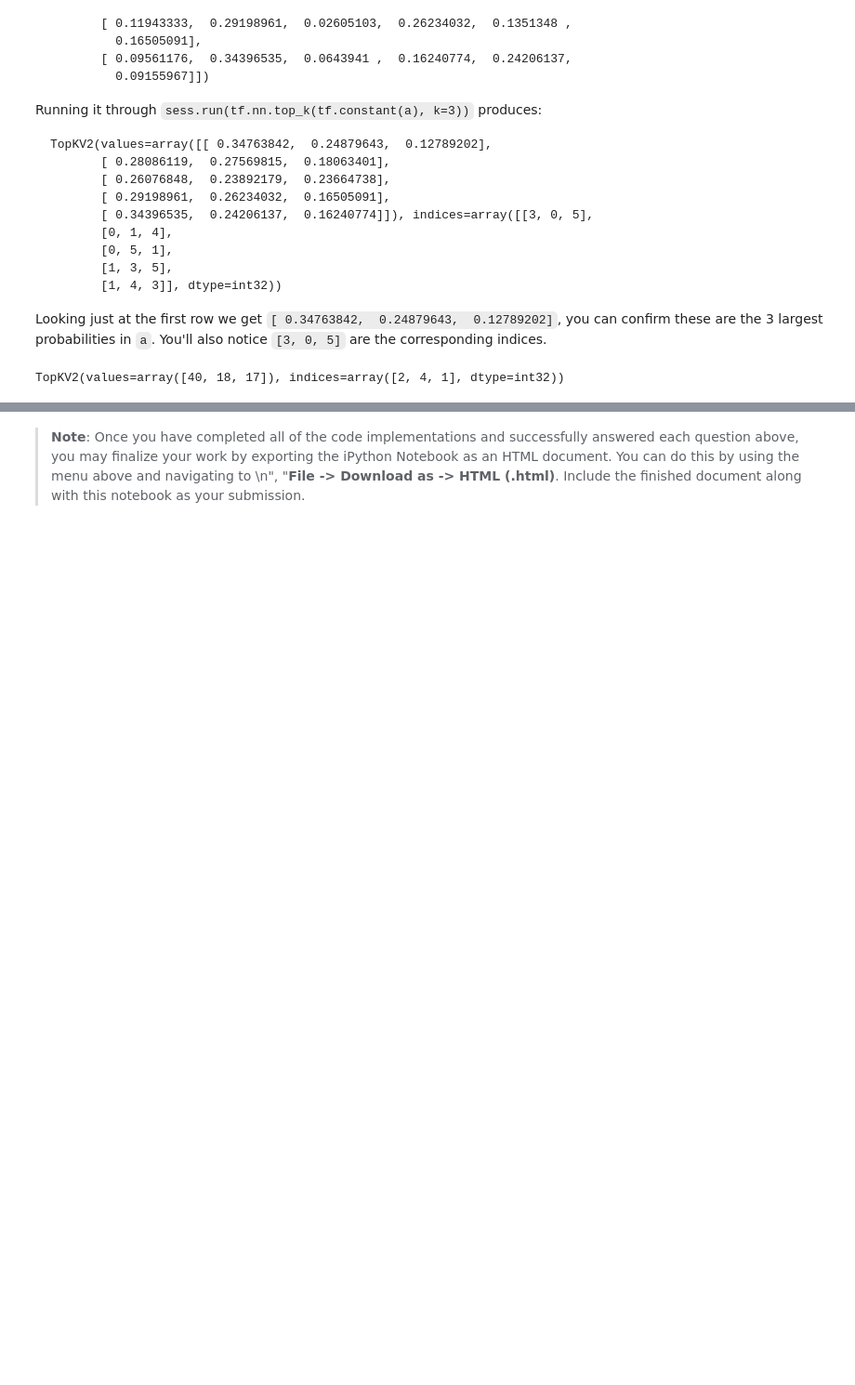
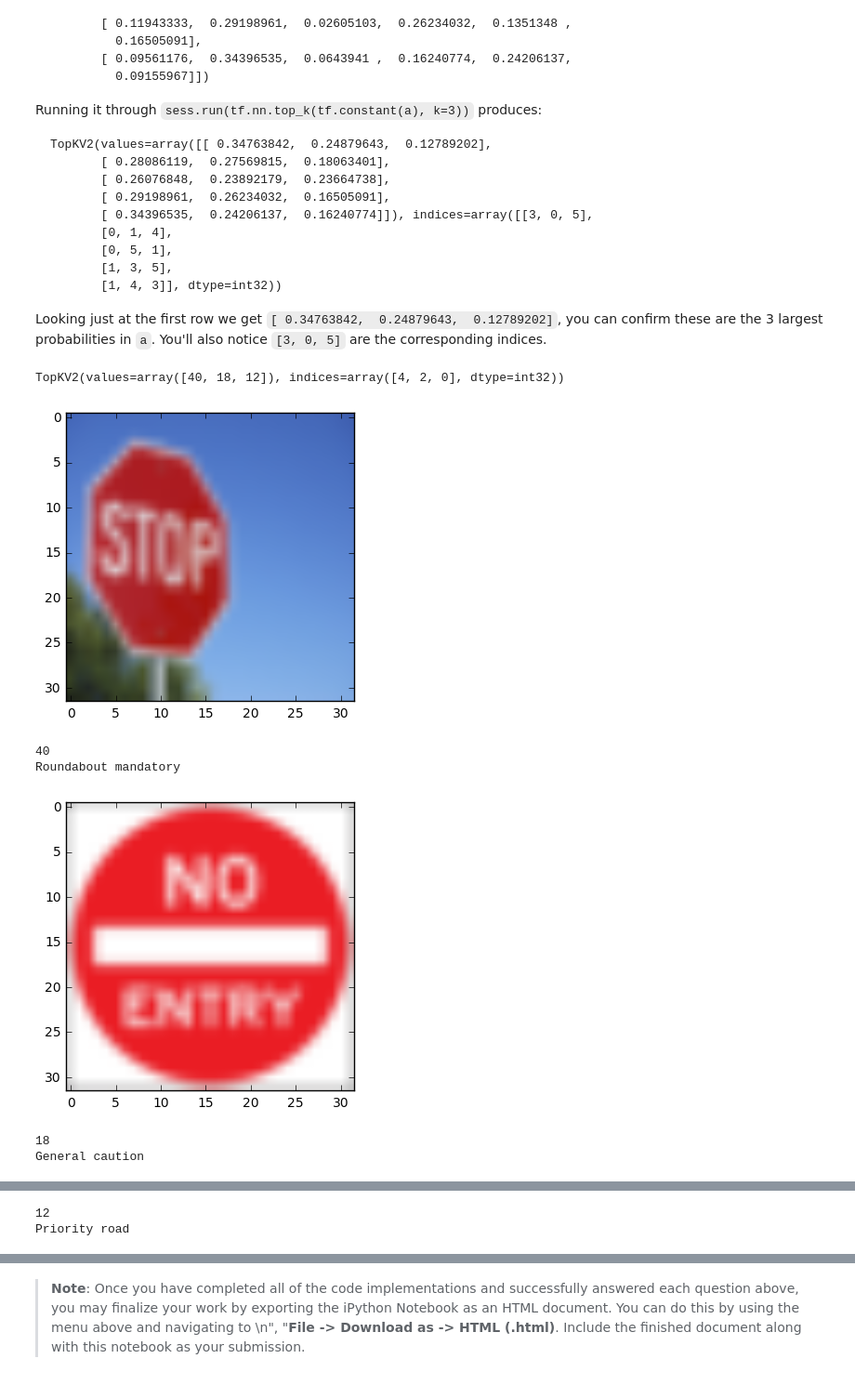
Before and after one commit to ranakhalil/CarND-Traffic-Sign-Classifier-P2, a Jupyter notebook: Traffic_Sign_Classifier.ipynb, the cells around one changed output, grey strips where cells are left out. Shown at 93% size. Drawn from its saved outputs; the diff is of its cells as text; code cells hidden in the pictures; blank space fills up the shorter version.

```diff
--- a/Traffic_Sign_Classifier.ipynb
+++ b/Traffic_Sign_Classifier.ipynb
@@ -496,9 +497,21 @@ Looking just at the first row we get `[ 0.34763842,  0.24879643,  0.12789202]`,
 # %%
 # running top k predictions
 with tf.Session() as sess:
     loader = tf.train.import_meta_graph('./lenet.meta')
     loader.restore(sess, tf.train.latest_checkpoint('.'))
     classification = sess.run(tf.argmax(logits, 1), feed_dict={x: new_images})
-    print(sess.run(tf.nn.top_k(classification, k=3)))
+    new_predictions = sess.run(tf.nn.top_k(classification, k=3))
+    print(new_predictions)
+    for index, value in enumerate(new_predictions[0]):
+        plt.imshow(new_images[index])
+        plt.show()
+        print(value)
+        print(signnames_classifications[value])
 # %% [output]
-TopKV2(values=array([40, 18, 17]), indices=array([2, 4, 1], dtype=int32))
+TopKV2(values=array([40, 18, 12]), indices=array([4, 2, 0], dtype=int32))
+[figure, added]
+40
+Roundabout mandatory
+[figure, added]
+18
+General caution
@@ -505 +519,3 @@ TopKV2(values=array([40, 18, 17]), indices=array([2, 4, 1], dtype=int32))
+12
+Priority road
 # %% [markdown]
```
Also changed, not shown: parts of 21 cells of this notebook, 2 other files.
